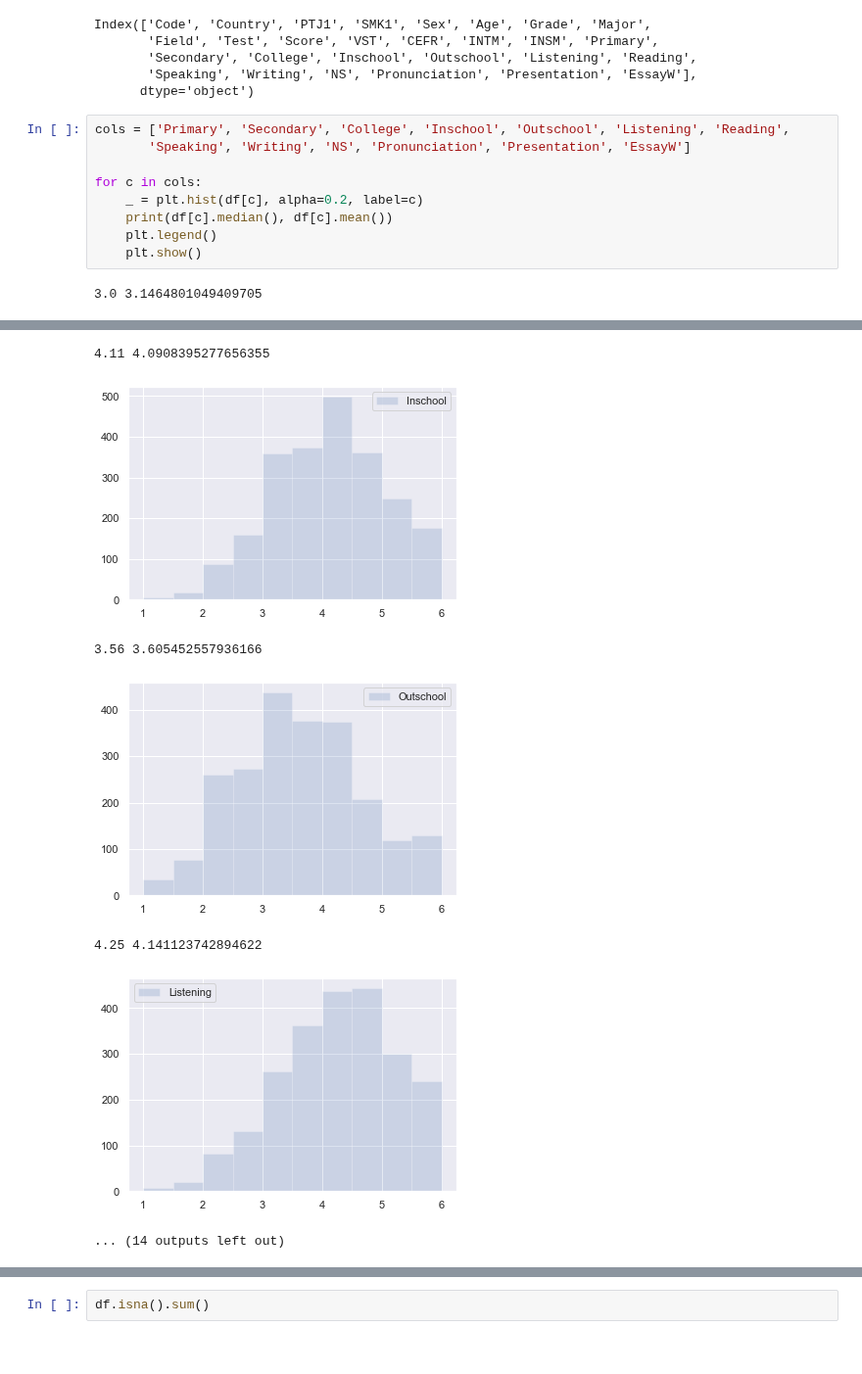
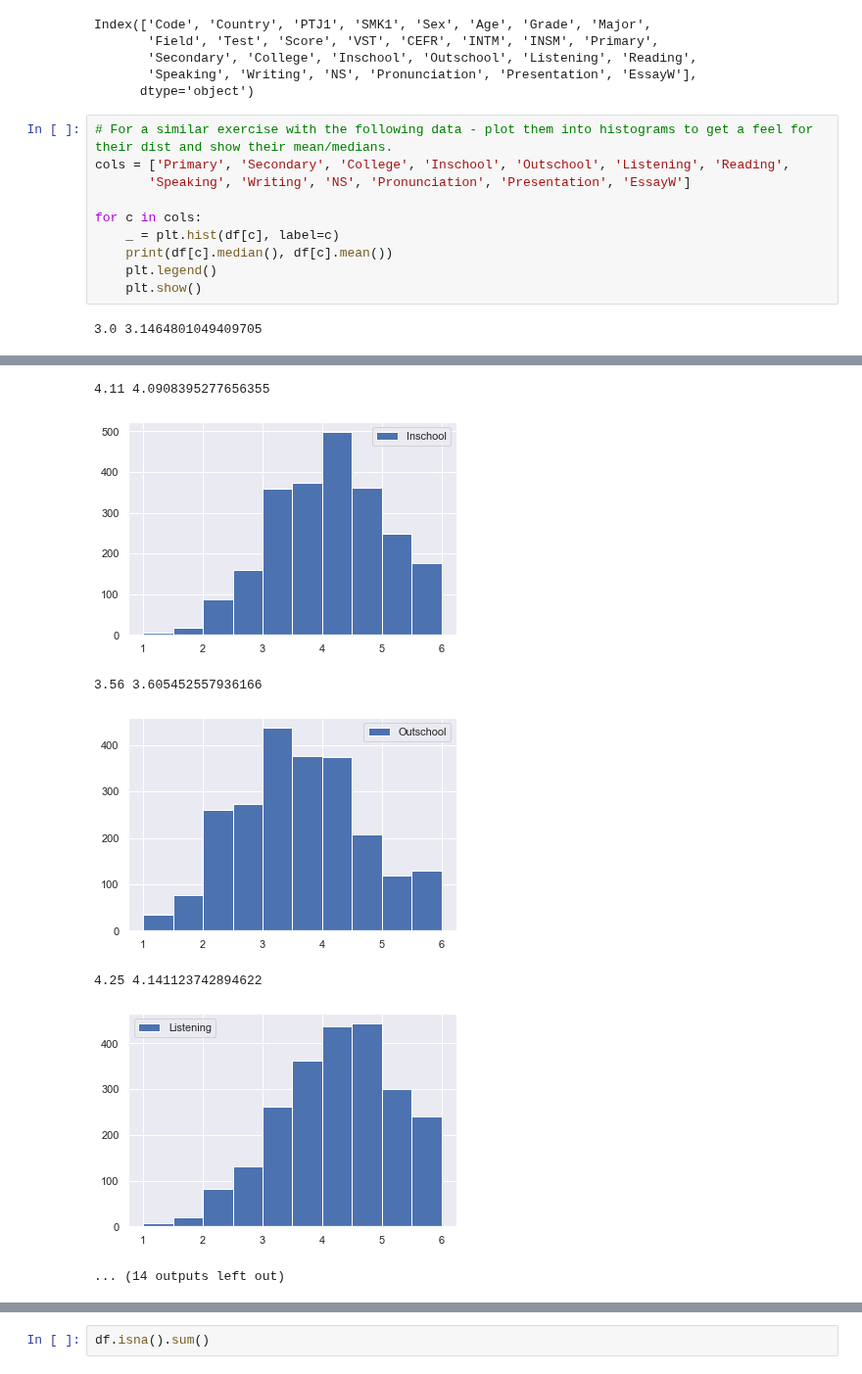
Before and after one commit to Jaester88/Springboard, a Jupyter notebook: Capstone_2_language_proficiency/C2_alt_DataWrangling_JaeC_210907.ipynb, the cells around one changed output, grey strips where cells are left out. Shown at 98% size. Saved outputs shown, nothing was run; the diff lists cells and outputs as text.

```diff
--- a/Capstone_2_language_proficiency/C2_alt_DataWrangling_JaeC_210907.ipynb
+++ b/Capstone_2_language_proficiency/C2_alt_DataWrangling_JaeC_210907.ipynb
@@ -186,11 +200,12 @@ Index(['Code', 'Country', 'PTJ1', 'SMK1', 'Sex', 'Age', 'Grade', 'Major',
        'Speaking', 'Writing', 'NS', 'Pronunciation', 'Presentation', 'EssayW'],
       dtype='object')
 # %%
+# For a similar exercise with the following data - plot them into histograms to get a feel for their dist and show their mean/medians.
 cols = ['Primary', 'Secondary', 'College', 'Inschool', 'Outschool', 'Listening', 'Reading',
        'Speaking', 'Writing', 'NS', 'Pronunciation', 'Presentation', 'EssayW']
 
 for c in cols:
-    _ = plt.hist(df[c], alpha=0.2, label=c)
+    _ = plt.hist(df[c], label=c)
     print(df[c].median(), df[c].mean())
     plt.legend()
     plt.show()
@@ -204,8 +219,8 @@ for c in cols:
 4.11 4.0908395277656355
-[figure, old version]
+[figure, new version]
 3.56 3.605452557936166
-[figure, old version]
+[figure, new version]
 4.25 4.141123742894622
-[figure, old version]
+[figure, new version]
 ... (14 outputs left out)
 # %%
```
Also changed, not shown: parts of 27 cells of this notebook.
